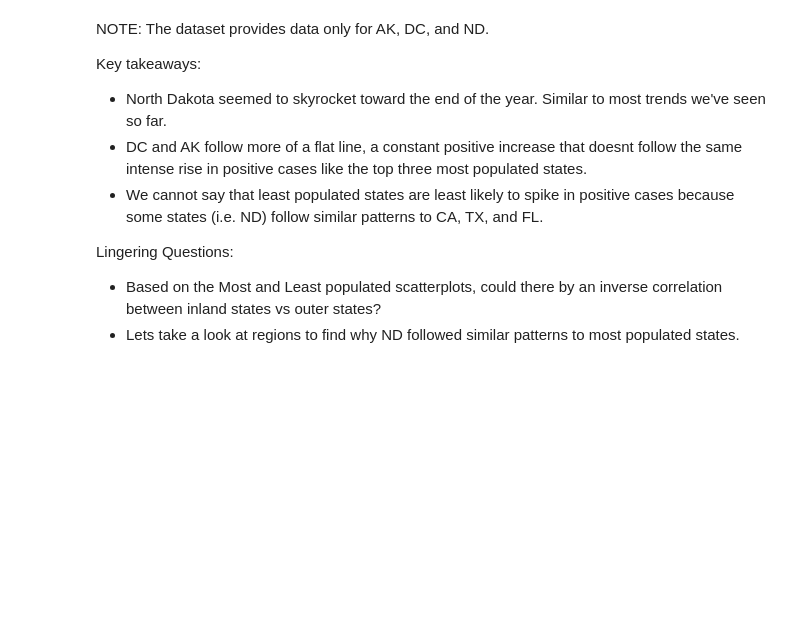
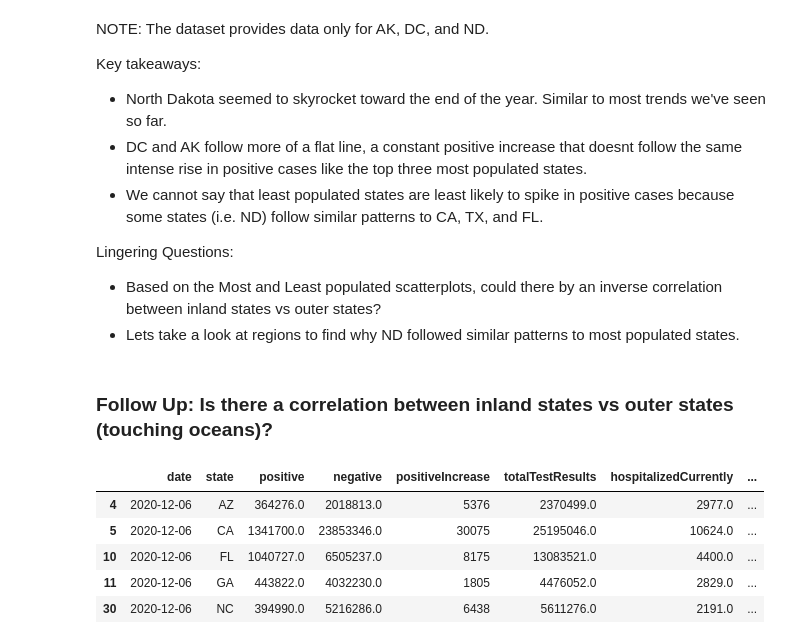
Before and after one commit to gianmillare/Covid-19-US-Analysis, a Jupyter notebook: COVID-19 Analysis.ipynb, the cells around one changed output. Saved outputs shown, nothing was run; the diff lists cells and outputs as text; code cells hidden in the pictures; blank space fills up the shorter version.

Commit message:
created separate sets for inner and outer states to find a correlation

```diff
--- a/COVID-19 Analysis.ipynb
+++ b/COVID-19 Analysis.ipynb
@@ -203,3 +203,19 @@ Key takeaways:
 Lingering Questions:
 * Based on the Most and Least populated scatterplots, could there by an inverse correlation between inland states vs outer states?
 * Lets take a look at regions to find why ND followed similar patterns to most populated states.
+# %% [markdown]
+### Follow Up: Is there a correlation between inland states vs outer states (touching oceans)?
+# %%
+# Build two sets of states called inner and outer
+
+outer = covid[covid.state.isin(["NC", "GA", "FL", "CA", "AZ", "OR"])]
+inner = covid[covid.state.isin(["WY, UT", "CO", "KS", "NE", "IA"])]
+
+outer.head()
+# %% [output]
+|  | date | state | positive | negative | positiveIncrease | totalTestResults | hospitalizedCurrently | ... |
+| 4 | 2020-12-06 | AZ | 364276.0 | 2018813.0 | 5376 | 2370499.0 | 2977.0 | ... |
+| 5 | 2020-12-06 | CA | 1341700.0 | 23853346.0 | 30075 | 25195046.0 | 10624.0 | ... |
+| 10 | 2020-12-06 | FL | 1040727.0 | 6505237.0 | 8175 | 13083521.0 | 4400.0 | ... |
+| 11 | 2020-12-06 | GA | 443822.0 | 4032230.0 | 1805 | 4476052.0 | 2829.0 | ... |
+| 30 | 2020-12-06 | NC | 394990.0 | 5216286.0 | 6438 | 5611276.0 | 2191.0 | ... |
```
Also changed, not shown: parts of 1 cell of this notebook.
